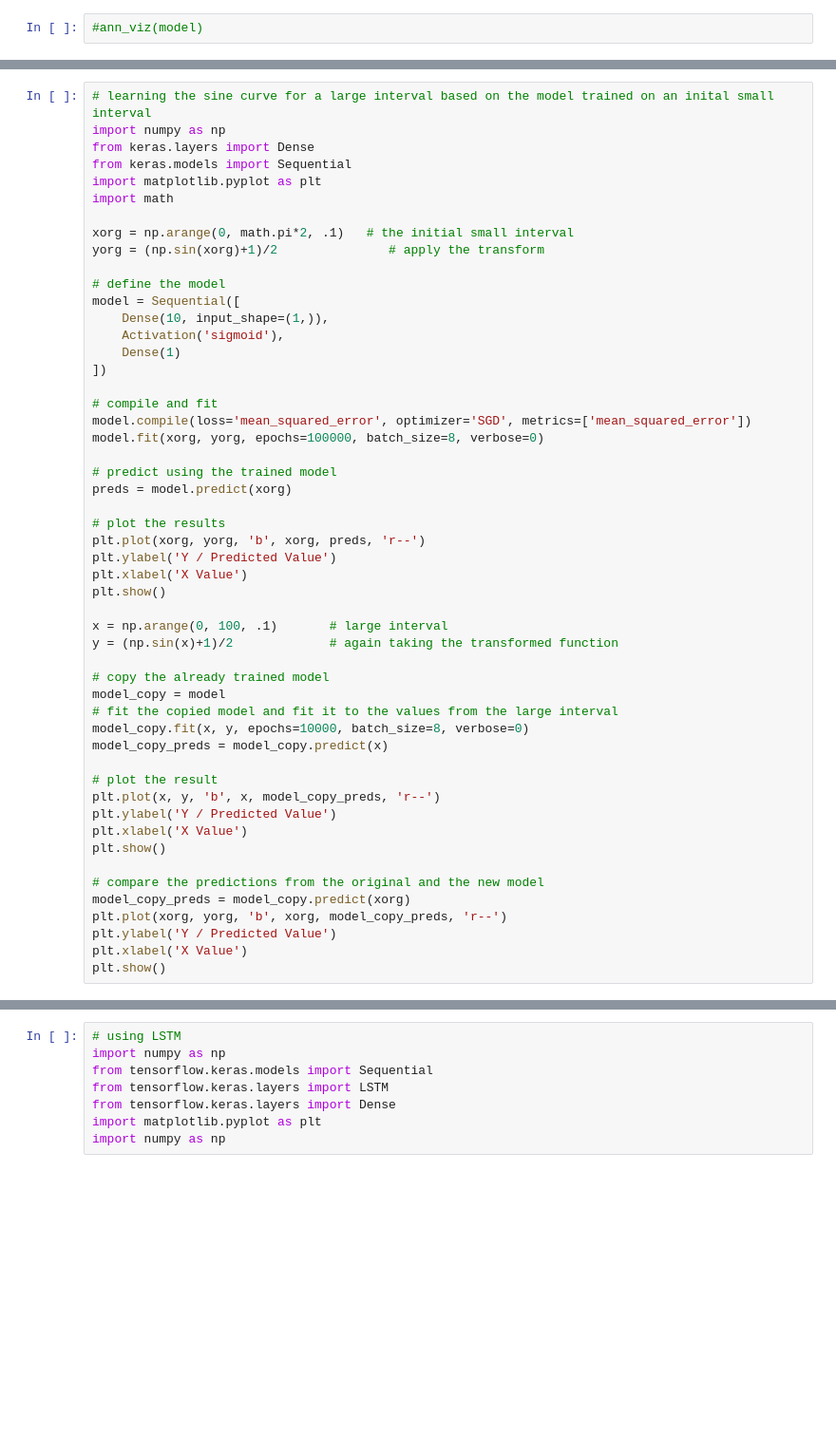
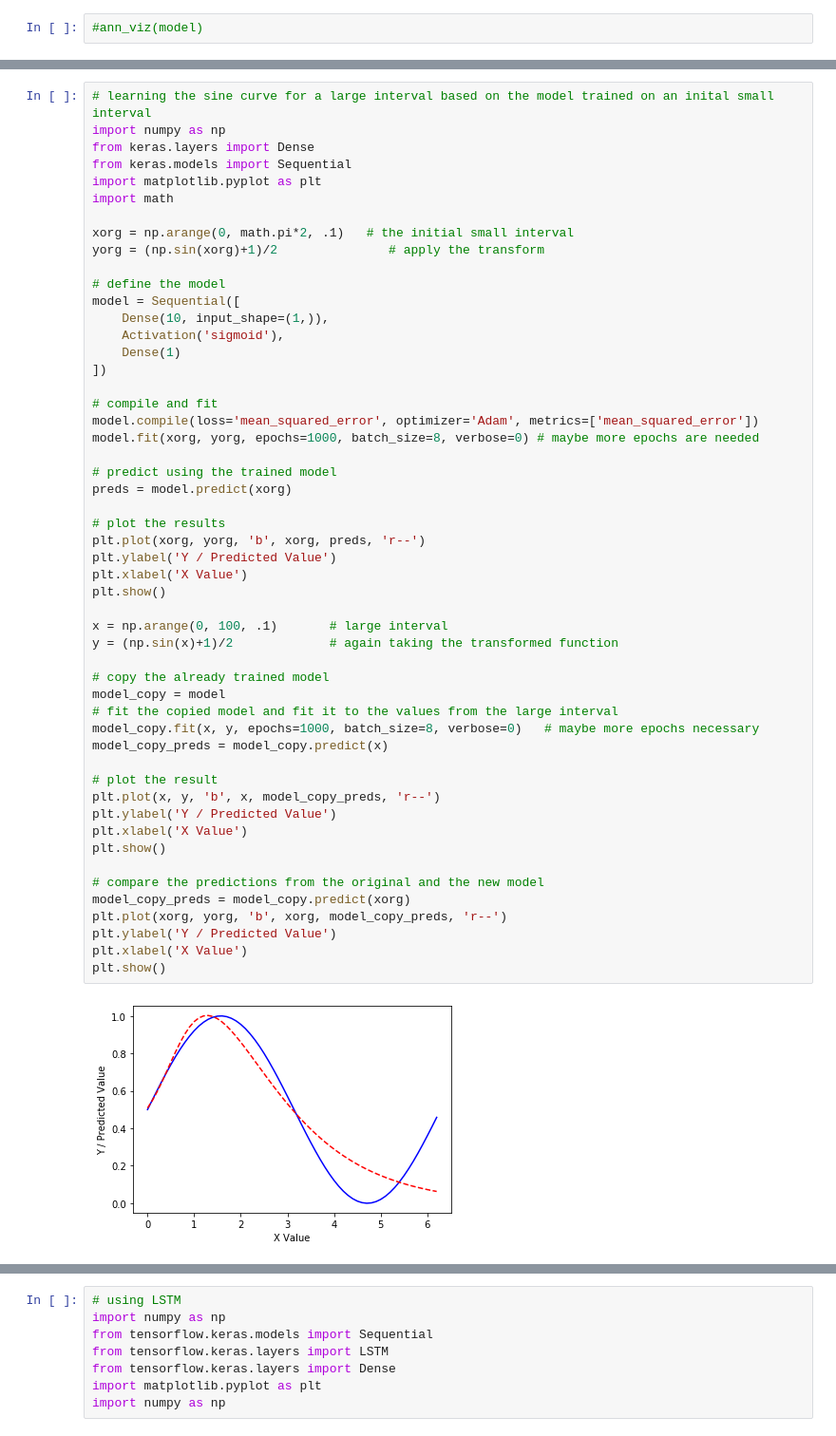
Before and after one commit to Lapsilago/Machine-Learning---Option-Pricing-Calibration-Hedging--, a Jupyter notebook: LearnSine_JK.ipynb, the cells around one changed output, grey strips where cells are left out. Shown at 95% size. Drawn from its saved outputs; the diff is of its cells as text; blank space fills up the shorter version.

```diff
--- a/LearnSine_JK.ipynb
+++ b/LearnSine_JK.ipynb
@@ -367,36 +366,38 @@ model = Sequential([
 ])
 
 # compile and fit
-model.compile(loss='mean_squared_error', optimizer='SGD', metrics=['mean_squared_error'])
-model.fit(xorg, yorg, epochs=100000, batch_size=8, verbose=0)
+model.compile(loss='mean_squared_error', optimizer='Adam', metrics=['mean_squared_error'])
+model.fit(xorg, yorg, epochs=1000, batch_size=8, verbose=0) # maybe more epochs are needed
 
 # predict using the trained model
 preds = model.predict(xorg)
 
 # plot the results
 plt.plot(xorg, yorg, 'b', xorg, preds, 'r--')
 plt.ylabel('Y / Predicted Value')
 plt.xlabel('X Value')
 plt.show()
 
 x = np.arange(0, 100, .1)       # large interval
 y = (np.sin(x)+1)/2             # again taking the transformed function
 
 # copy the already trained model
 model_copy = model
 # fit the copied model and fit it to the values from the large interval
-model_copy.fit(x, y, epochs=10000, batch_size=8, verbose=0)
+model_copy.fit(x, y, epochs=1000, batch_size=8, verbose=0)   # maybe more epochs necessary
 model_copy_preds = model_copy.predict(x)
 
 # plot the result
 plt.plot(x, y, 'b', x, model_copy_preds, 'r--')
 plt.ylabel('Y / Predicted Value')
 plt.xlabel('X Value')
 plt.show()
 
 # compare the predictions from the original and the new model
 model_copy_preds = model_copy.predict(xorg)
 plt.plot(xorg, yorg, 'b', xorg, model_copy_preds, 'r--')
 plt.ylabel('Y / Predicted Value')
 plt.xlabel('X Value')
 plt.show()
+# %% [output]
+[figure, added]
```
Also changed, not shown: parts of 12 cells of this notebook.
